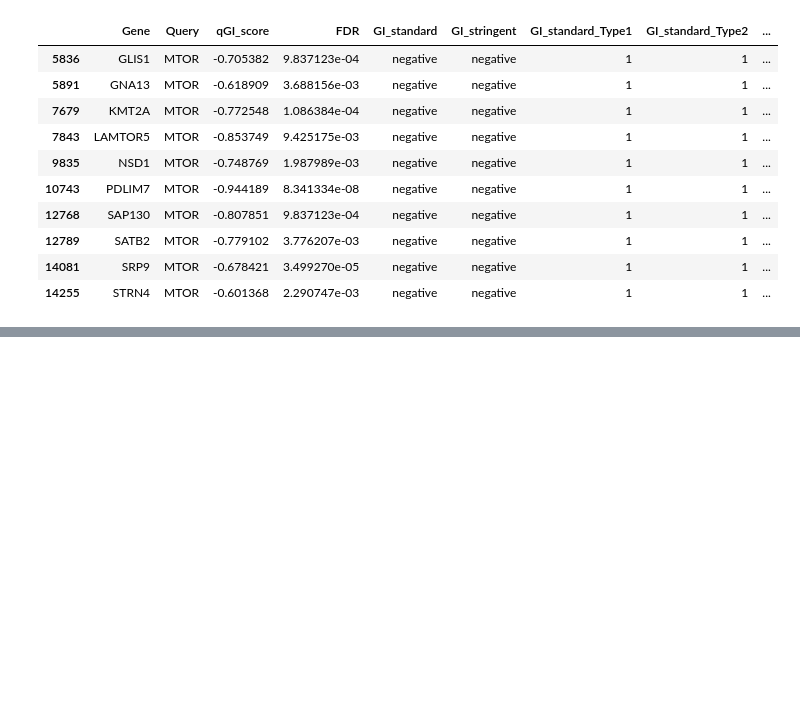
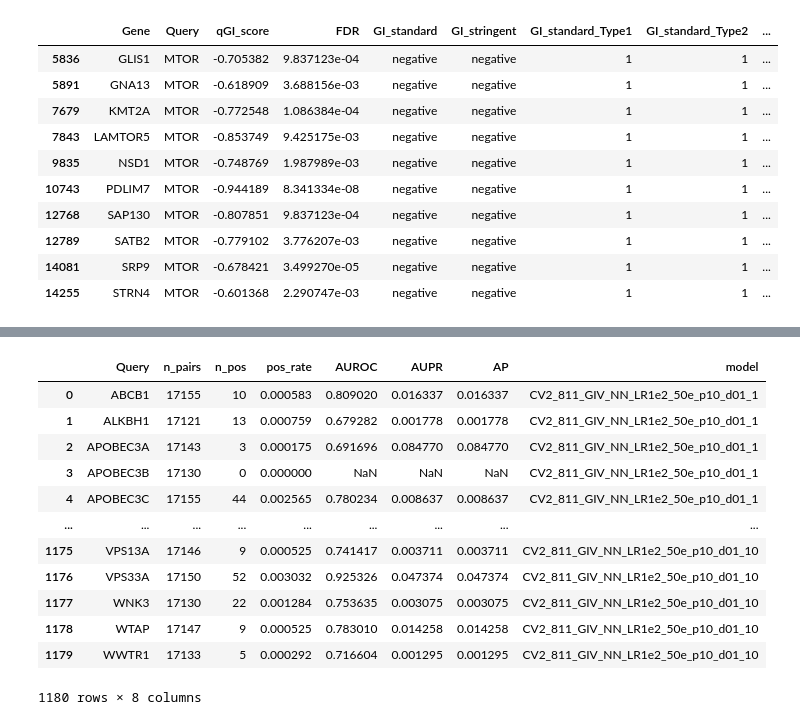
Before and after one commit to Karashan/DeepSLP, a Jupyter notebook: notebooks/heldout_stats.ipynb, the cells around one changed output, grey strips where cells are left out. Drawn from its saved outputs; the diff is of its cells as text; code cells hidden in the pictures; blank space fills up the shorter version.

```diff
--- a/notebooks/heldout_stats.ipynb
+++ b/notebooks/heldout_stats.ipynb
@@ -196,0 +223,18 @@ df_ens_pred_MTOR[df_ens_pred_MTOR['GI_stringent_Type2']==1]
+# %%
+df_query_sum = pd.read_csv(heldout_direc + "query_summary_per_model.tsv", sep='\t')
+# %%
+df_query_sum
+# %% [output]
+|  | Query | n_pairs | n_pos | pos_rate | AUROC | AUPR | AP | model |
+| 0 | ABCB1 | 17155 | 10 | 0.000583 | 0.809020 | 0.016337 | 0.016337 | CV2_811_GIV_NN_LR1e2_50e_p10_d01_1 |
+| 1 | ALKBH1 | 17121 | 13 | 0.000759 | 0.679282 | 0.001778 | 0.001778 | CV2_811_GIV_NN_LR1e2_50e_p10_d01_1 |
+| 2 | APOBEC3A | 17143 | 3 | 0.000175 | 0.691696 | 0.084770 | 0.084770 | CV2_811_GIV_NN_LR1e2_50e_p10_d01_1 |
+| 3 | APOBEC3B | 17130 | 0 | 0.000000 | NaN | NaN | NaN | CV2_811_GIV_NN_LR1e2_50e_p10_d01_1 |
+| 4 | APOBEC3C | 17155 | 44 | 0.002565 | 0.780234 | 0.008637 | 0.008637 | CV2_811_GIV_NN_LR1e2_50e_p10_d01_1 |
+| ... | ... | ... | ... | ... | ... | ... | ... | ... |
+| 1175 | VPS13A | 17146 | 9 | 0.000525 | 0.741417 | 0.003711 | 0.003711 | CV2_811_GIV_NN_LR1e2_50e_p10_d01_10 |
+| 1176 | VPS33A | 17150 | 52 | 0.003032 | 0.925326 | 0.047374 | 0.047374 | CV2_811_GIV_NN_LR1e2_50e_p10_d01_10 |
+| 1177 | WNK3 | 17130 | 22 | 0.001284 | 0.753635 | 0.003075 | 0.003075 | CV2_811_GIV_NN_LR1e2_50e_p10_d01_10 |
+| 1178 | WTAP | 17147 | 9 | 0.000525 | 0.783010 | 0.014258 | 0.014258 | CV2_811_GIV_NN_LR1e2_50e_p10_d01_10 |
+| 1179 | WWTR1 | 17133 | 5 | 0.000292 | 0.716604 | 0.001295 | 0.001295 | CV2_811_GIV_NN_LR1e2_50e_p10_d01_10 |
+1180 rows × 8 columns
```
Also changed, not shown: parts of 5 cells of this notebook.
